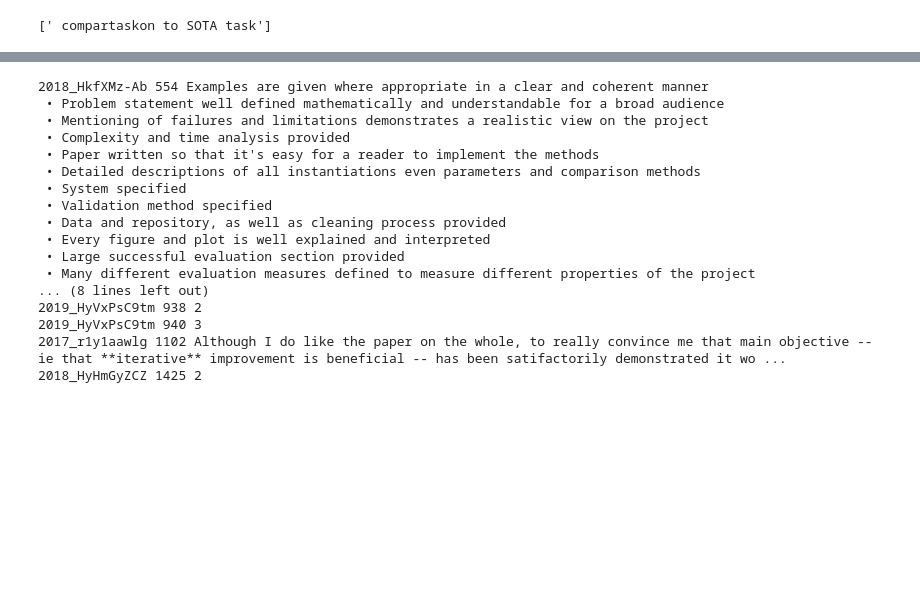
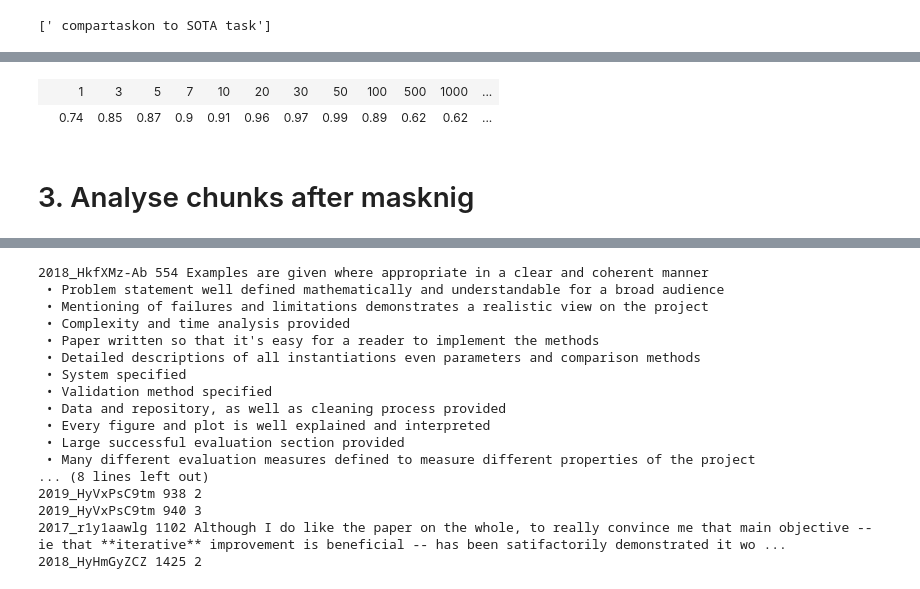
Before and after one commit to shruti-singh/meaningful-comparison, a Jupyter notebook: mcomp_text_extraction/Exp5A_5-SimilarityMCWithEntitiesMasked.ipynb, the cells around one changed output, grey strips where cells are left out. Cells and saved outputs as stored; diff of their text form; code cells hidden in the pictures; blank space fills up the shorter version.

```diff
--- a/mcomp_text_extraction/Exp5A_5-SimilarityMCWithEntitiesMasked.ipynb
+++ b/mcomp_text_extraction/Exp5A_5-SimilarityMCWithEntitiesMasked.ipynb
@@ -788,0 +921,14 @@ display(HTML(tabulate.tabulate(res_table, tablefmt='html')))
+# %%
+# WIth dataset as mask
+res_table = [[""] + mean_at_k, [""]]
+
+for val in mean_at_k:
+    v1 = round(sum(i > 0 for i in diff13[val])/len(diff13[val]), 2)
+    res_table[1].append(v1)
+
+display(HTML(tabulate.tabulate(res_table, tablefmt='html')))
+# %% [output]
+|  | 1 | 3 | 5 | 7 | 10 | 20 | 30 | 50 | 100 | 500 | 1000 | ... |
+|  | 0.74 | 0.85 | 0.87 | 0.9 | 0.91 | 0.96 | 0.97 | 0.99 | 0.89 | 0.62 | 0.62 | ... |
+# %% [markdown]
+# 3. Analyse chunks after masknig
```
Also changed, not shown: parts of 25 cells of this notebook.
